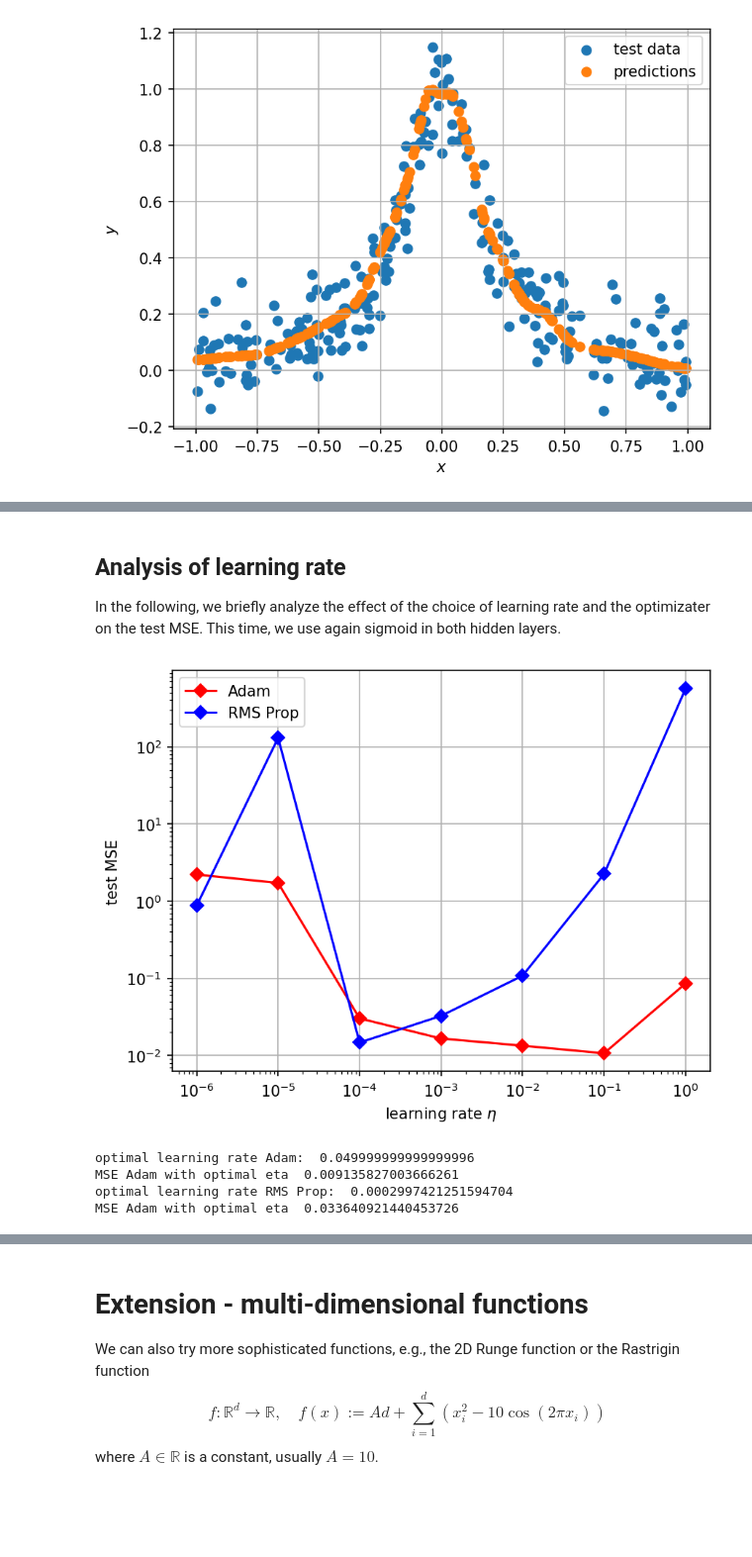
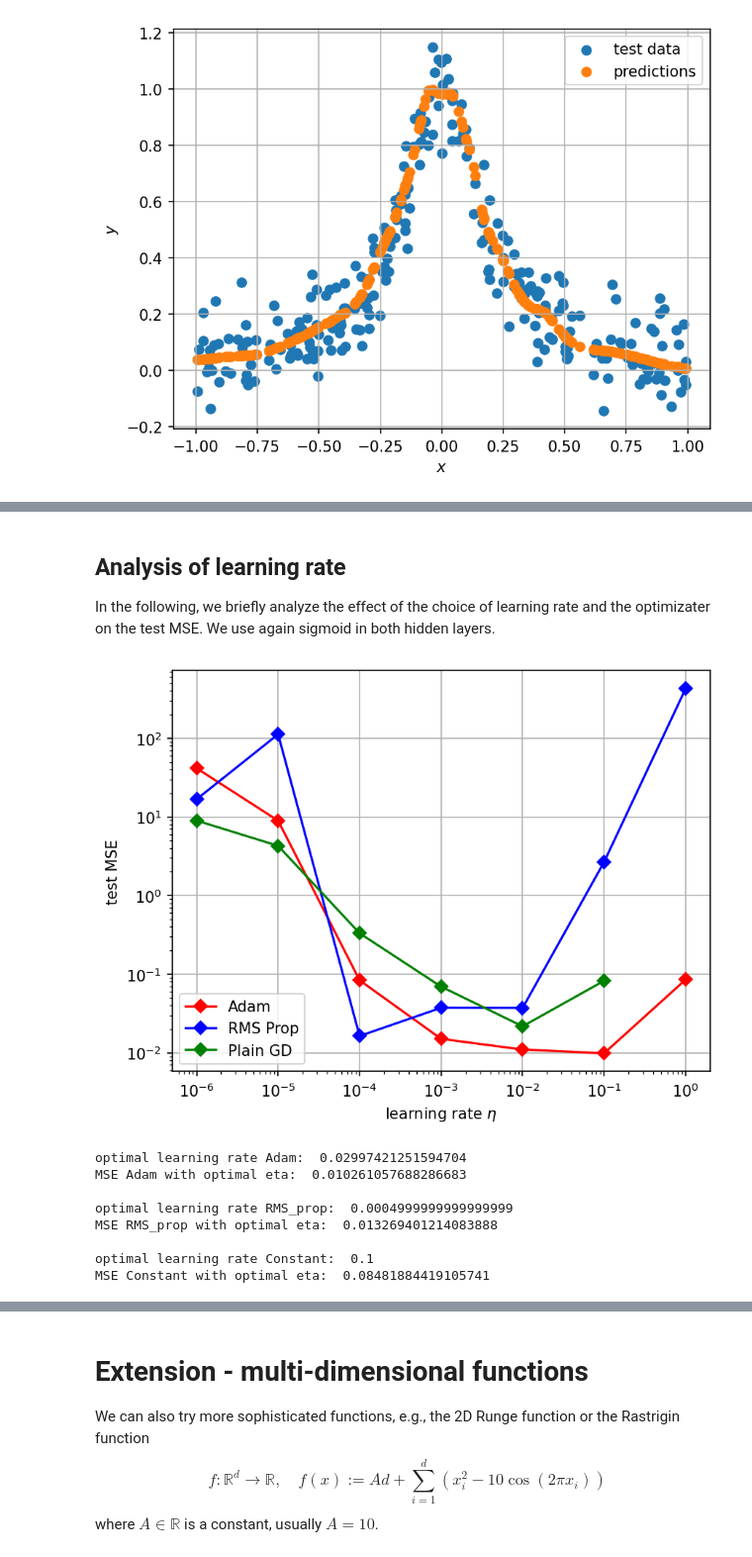
Before and after one commit to thomas-engl/Project2-Applied-ML, a Jupyter notebook: Code/project2_run.ipynb, the cells around one changed output, grey strips where cells are left out. Shown at 99% size. Cells and saved outputs as stored; diff of their text form; code cells hidden in the pictures; blank space fills up the shorter version.

```diff
--- a/Code/project2_run.ipynb
+++ b/Code/project2_run.ipynb
@@ -71,50 +76,71 @@ test MSE:  0.009282317338214408
+# %%
+n = 30_000
+d = 3
+input_size = d
+output_size = 1
+cost_fnc = mse
+# learning rate is tuned inside the function
+optimizer = Adam
+x_train, x_test, y_train, y_test = load_rastrigin_data(n, d, sigma=0.5)
+data = get_scaled_data(x_train, x_test, y_train, y_test)
+# this function computes the train and test error for different layer sizes
+# and then plots the results
+plot_train_test_errs(data, input_size, output_size, cost_fnc, optimizer)
 # %% [markdown]
 ## Analysis of learning rate
 
-In the following, we briefly analyze the effect of the choice of learning rate and the optimizater on the test MSE. This time, we use again sigmoid in both hidden layers.
+In the following, we briefly analyze the effect of the choice of learning rate and the optimizater on the test MSE. We use again sigmoid in both hidden layers.
 # %%
+n = 1_000
+np.random.seed(123)                                      # set a seed
+input_size = 1
+x_train, x_test, y_train, y_test = load_runge_data(n)    # load data
+data = get_scaled_data(x_train, x_test, y_train, y_test) # scale data
 activation_funcs = [sigmoid, sigmoid, identity]
+
 etas = np.logspace(-6, 0, 7)
-
 
 # using Adam
 mses_adam = [test_accuracy(data, activation_funcs, layer_output_sizes,
                            input_size, output_size, cost_fnc,
                            Adam(eta=eta_), epochs_=100) for eta_ in etas]
 # using RMS Prop
 mses_rms = [test_accuracy(data, activation_funcs, layer_output_sizes,
                           input_size, output_size, cost_fnc,
                           RMS_prop(eta=eta_), epochs_=100) for eta_ in etas]
+# plain gradient descent
+mses_plain = [test_accuracy(data, activation_funcs, layer_output_sizes,
+                            input_size, output_size, cost_fnc,
+                            Constant(eta=eta_), epochs_=100) for eta_ in etas]
 
 plt.figure(dpi=150)
 plt.loglog(etas, mses_adam, marker='D', color='red', label='Adam')
 plt.loglog(etas, mses_rms, marker='D', color='blue', label='RMS Prop')
+plt.loglog(etas, mses_plain, marker='D', color='green', label='Plain GD')
 plt.xlabel(r'learning rate $\eta$')
 plt.ylabel('test MSE')
 plt.legend()
 plt.grid()
 plt.show()
 
 # compare to eta_opt found by our tuning method
 # result may not be the very best, because we use random search, but it should be close
-eta_opt_adam = tune_learning_rate(data, activation_funcs, layer_output_sizes,
-                             input_size, output_size, cost_fnc, Adam)
-print("optimal learning rate Adam: ", eta_opt_adam)
-test_mse_adam_opt = test_accuracy(data, activation_funcs, layer_output_sizes,
-                             input_size, output_size, cost_fnc,
-                             optimizer(eta=eta_opt_adam), epochs_=100)
-print("MSE Adam with optimal eta ", test_mse_adam_opt)
 
-eta_opt_rms = tune_learning_rate(data, activation_funcs, layer_output_sizes,
-                             input_size, output_size, cost_fnc, RMS_prop)
-print("optimal learning rate RMS Prop: ", eta_opt_rms)
-test_mse_rms_opt = test_accuracy(data, activation_funcs, layer_output_sizes,
-                             input_size, output_size, cost_fnc,
-                             optimizer(eta=eta_opt_rms), epochs_=100)
-print("MSE Adam with optimal eta ", test_mse_rms_opt)
+for optimizer in [Adam, RMS_prop, Constant]:
+    eta_opt = tune_learning_rate(data, activation_funcs, layer_output_sizes,
+                                 input_size, output_size, cost_fnc, optimizer)
+    print("optimal learning rate {}: ".format(str(optimizer.__name__)), eta_opt)
+    test_mse_opt = test_accuracy(data, activation_funcs, layer_output_sizes,
+                                 input_size, output_size, cost_fnc,
+                                 optimizer(eta=eta_opt), epochs_=100)
+    print("MSE {} with optimal eta: ".format(str(optimizer.__name__)), test_mse_opt, "\n")
 # %% [output]
-[figure, old version]
+[figure, new version]
-optimal learning rate Adam:  0.049999999999999996
-MSE Adam with optimal eta  0.009135827003666261
-optimal learning rate RMS Prop:  0.0002997421251594704
-MSE Adam with optimal eta  0.033640921440453726
+optimal learning rate Adam:  0.02997421251594704
+MSE Adam with optimal eta:  0.010261057688286683
+
+optimal learning rate RMS_prop:  0.0004999999999999999
+MSE RMS_prop with optimal eta:  0.013269401214083888
+
+optimal learning rate Constant:  0.1
+MSE Constant with optimal eta:  0.08481884419105741
```
Also changed, not shown: parts of 5 cells of this notebook.
